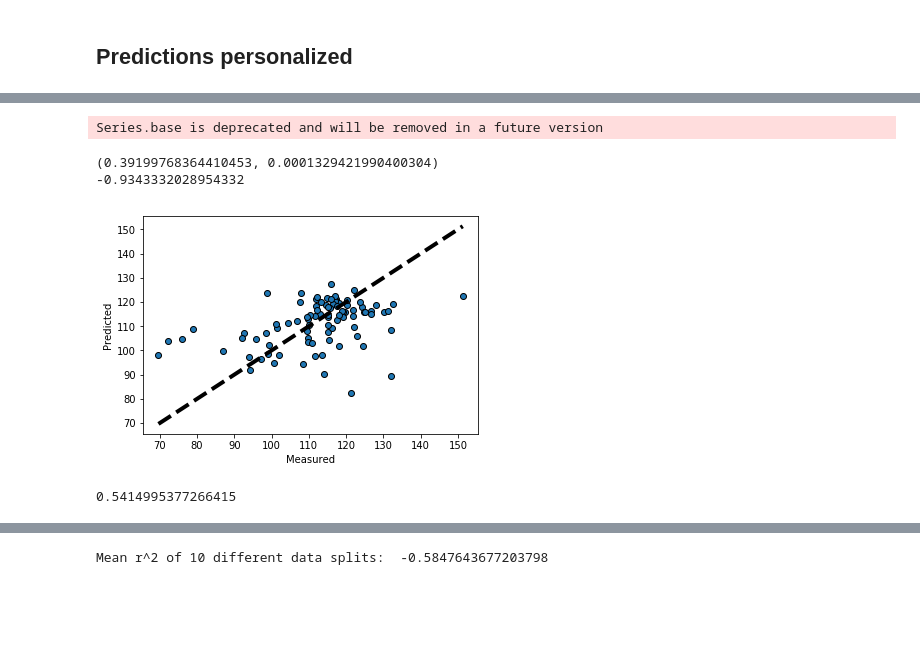
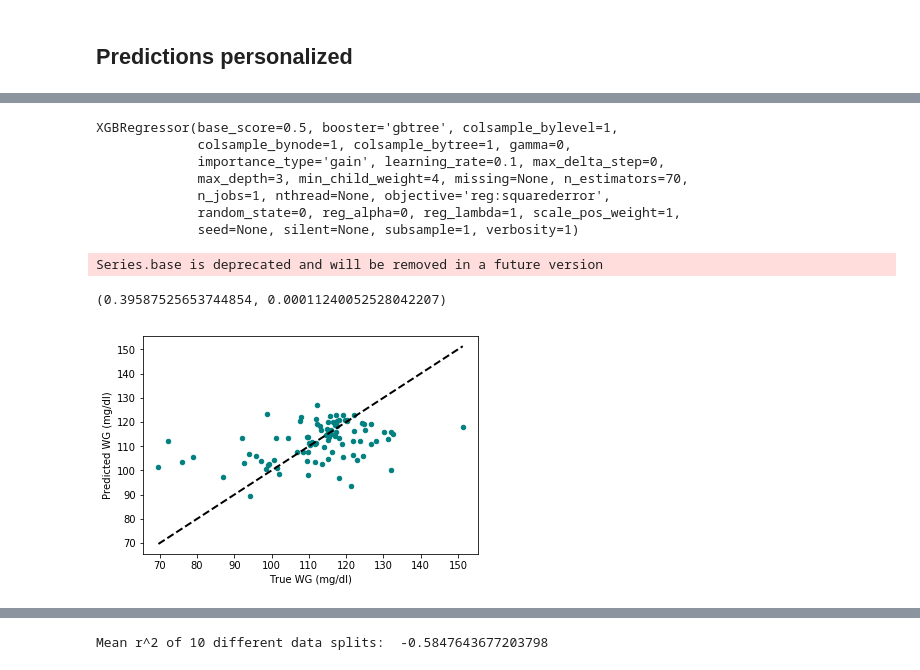
Before and after one commit to ElviraMingazova/MA_Thesis, a Jupyter notebook: Predictions from the diet and personal features.ipynb, the cells around one changed output, grey strips where cells are left out. Drawn from its saved outputs; the diff is of its cells as text; code cells hidden in the pictures; blank space fills up the shorter version.

```diff
--- a/Predictions from the diet and personal features.ipynb
+++ b/Predictions from the diet and personal features.ipynb
@@ -1853,0 +1863,3 @@ Index(['trunk_fat', 'height', 'sitting_blood_pressure_pulse_rate', 'hips',
+# %%
+rc_91050_allf = X_y_no_persf.loc[('91050', slice(None)), :].drop(columns=['iAUC_b', 'iAUC_d', 'iAUC_l',
+       'iAUC_ld', 'std'])
@@ -2054,41 +2101,46 @@ from sklearn.ensemble import RandomForestRegressor
+# %%
+print(xgbr1)
+# %% [output]
+XGBRegressor(base_score=0.5, booster='gbtree', colsample_bylevel=1,
+             colsample_bynode=1, colsample_bytree=1, gamma=0,
+             importance_type='gain', learning_rate=0.1, max_delta_step=0,
+             max_depth=3, min_child_weight=4, missing=None, n_estimators=70,
+             n_jobs=1, nthread=None, objective='reg:squarederror',
+             random_state=0, reg_alpha=0, reg_lambda=1, scale_pos_weight=1,
+             seed=None, silent=None, subsample=1, verbosity=1)
 # %%
-X_y_df = rc_91050[['carbohydrate_g_total',
-       'dietaryfiber_g_total',  'lipid_g_total',
-       'carbs/lipids_total', 'caloric%carbs_total', 'caloric%fat_total', 'wakeup_glucose']]
-lm = LinearRegression()
+X_y_df = rc_91050_allf
+
 X,y = X_y_df.iloc[:,0:-1], X_y_df.iloc[:,-1]
+
 bins = np.linspace(0, y.shape[0], 50)
 
 # Save your Y values in a new ndarray,
 # broken down by the bins created above.
 
 y_binned = np.digitize(y, bins)
 
-kfold = KFold(n_splits=10, random_state=7, shuffle=True)
+kfold = KFold(n_splits=len(y), random_state=7, shuffle=True)
 
 results = cross_val_predict(xgbr, X, y, cv=kfold.split(X, y_binned))
 #results = cross_val_predict(model, X, y, cv=X.shape[0])
 
 pred_real = pd.DataFrame(columns = ['y_test', 'y_pred'])
 pred_real['y_test']=y
 i=0
 for ind in y.index:
     pred_real.loc[ind, 'y_pred']=results[i]
     i = i+1
 print(pearsonr(pred_real['y_pred'], pred_real['y_test']))
 
 fig, ax = plt.subplots()
-ax.scatter(pred_real['y_test'], pred_real['y_pred'], edgecolors=(0, 0, 0))
-ax.plot([y.min(), y.max()], [y.min(), y.max()], 'k--', lw=4)
-ax.set_xlabel('Measured')
-ax.set_ylabel('Predicted')
+ax.scatter(pred_real['y_test'], pred_real['y_pred'], c='teal', s=20)
+ax.plot([y.min(), y.max()], [y.min(), y.max()], 'k--', lw=2)
+ax.set_xlabel('True WG (mg/dl)')
+ax.set_ylabel('Predicted WG (mg/dl)')
+plt.savefig('figures/91050_prediction', dpi=150)
 plt.show()
-
-y_pred = xgbr.predict(X_test)
-print(r2_score(y_test, y_pred))
 # %% [output]
 Series.base is deprecated and will be removed in a future version
-(0.39199768364410453, 0.0001329421990400304)
--0.9343332028954332
+(0.39587525653744854, 0.00011240052528042207)
-[figure, old version]
+[figure, new version]
-0.5414995377266415
```
Also changed, not shown: parts of 22 cells of this notebook, 3 other files.
